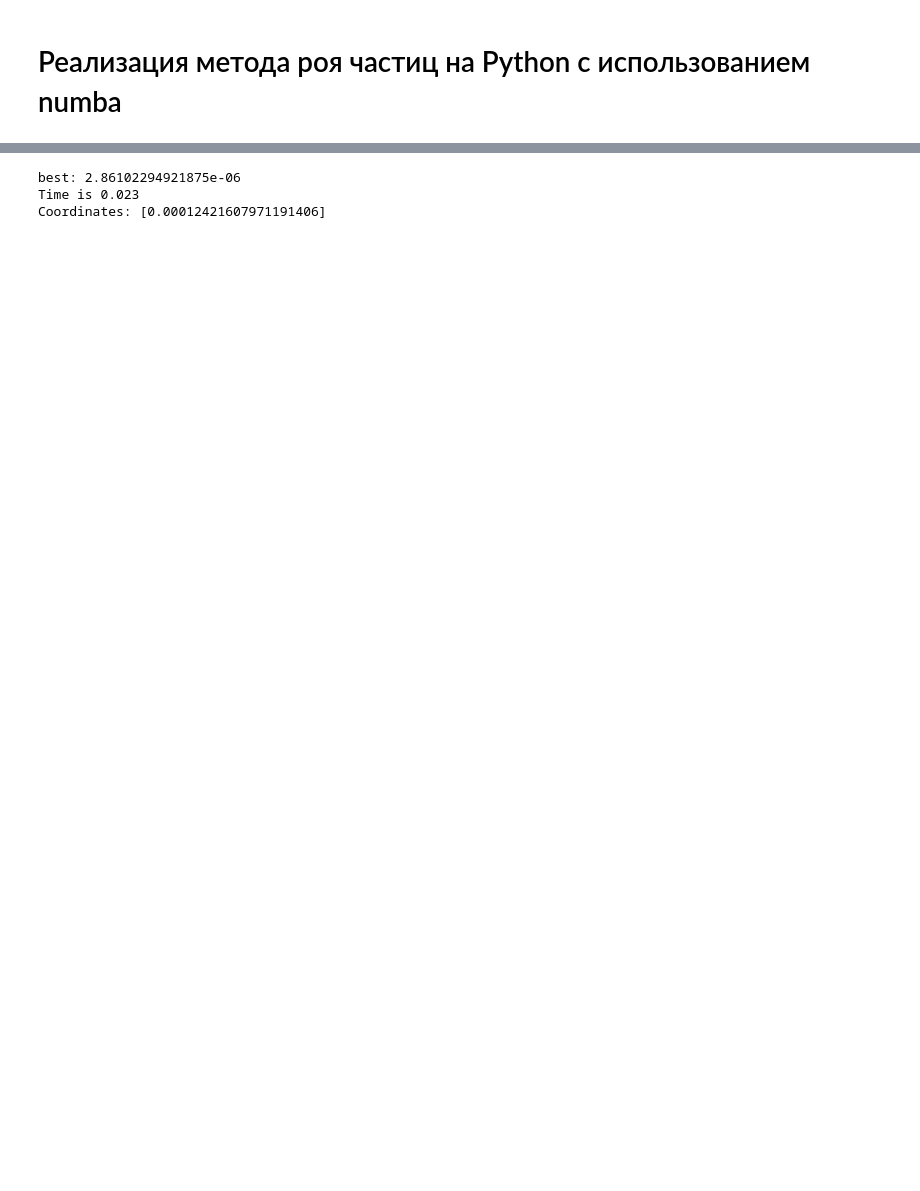
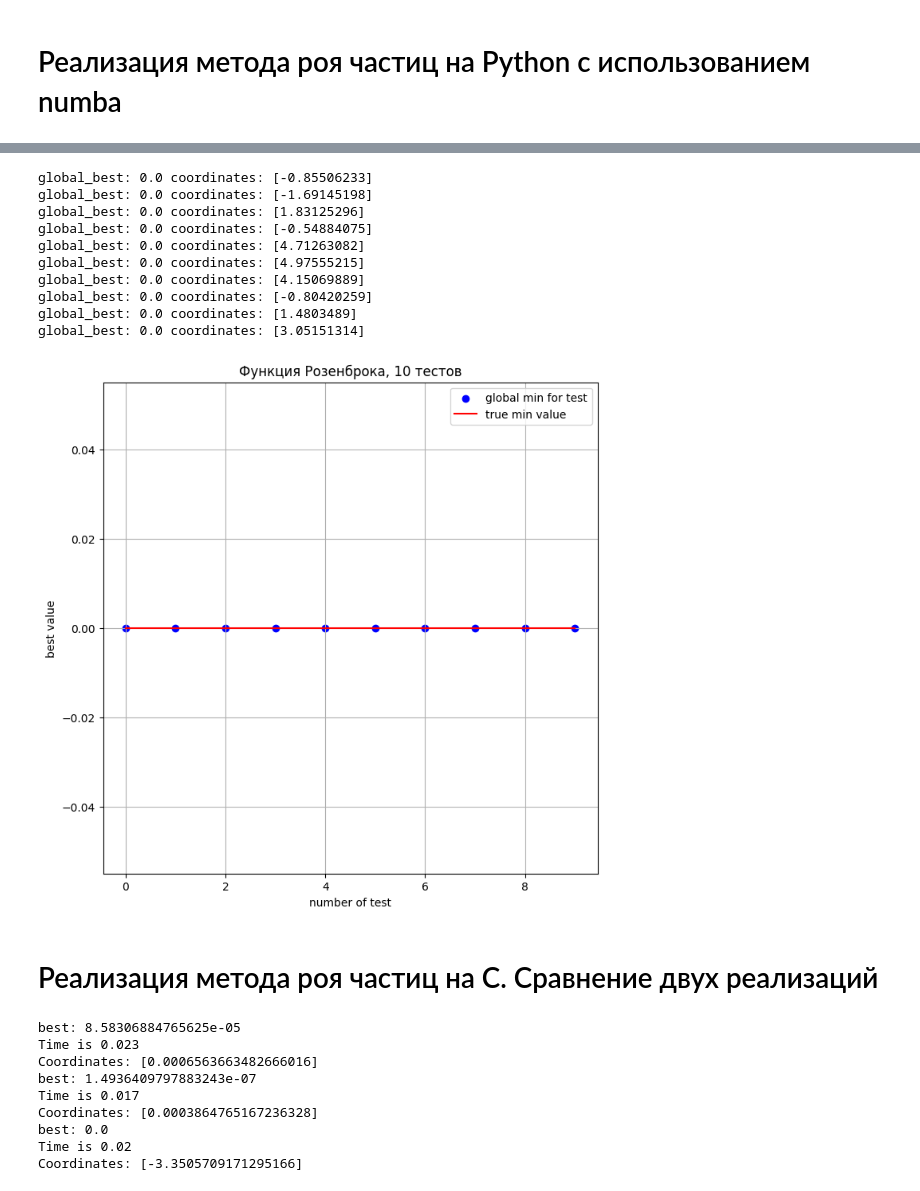
Before and after one commit to Artikezwin/Particle-Swarm-Optimization, a Jupyter notebook: Jupiter/CPSO.ipynb, the cells around one changed output, grey strips where cells are left out. Drawn from its saved outputs; the diff is of its cells as text; code cells hidden in the pictures; blank space fills up the shorter version.

```diff
--- a/Jupiter/CPSO.ipynb
+++ b/Jupiter/CPSO.ipynb
@@ -167,3 +226,19 @@ plt.show()
+# %%
+draw(rozenbroke, "Функция Розенброка, 10 тестов")
+# %% [output]
+global_best: 0.0 coordinates: [-0.85506233]
+global_best: 0.0 coordinates: [-1.69145198]
+global_best: 0.0 coordinates: [1.83125296]
+global_best: 0.0 coordinates: [-0.54884075]
+global_best: 0.0 coordinates: [4.71263082]
+global_best: 0.0 coordinates: [4.97555215]
+global_best: 0.0 coordinates: [4.15069889]
+global_best: 0.0 coordinates: [-0.80420259]
+global_best: 0.0 coordinates: [1.4803489]
+global_best: 0.0 coordinates: [3.05151314]
+[figure, added]
+# %% [markdown]
+# Реализация метода роя частиц на C. Сравнение двух реализаций
 # %%
 import ctypes
 import os
@@ -184,20 +259,44 @@ def c(file, name, types, result):
     return func
 
 
-#function_type = ctypes.CFUNCTYPE(ctypes.POINTER(ctypes.c_float), ctypes.c_float, ctypes.c_double)
-
-test_rastrigin = c("libcode.dll", "test_rastrigin", (ctypes.c_int,), Result)
+test_rastrigin = c("libcode.dll", "test_rastrigin", (ctypes.c_int, ctypes.c_float), Result)
+test_sphere = c("libcode.dll", "test_sphere", (ctypes.c_int, ctypes.c_float), Result)
+test_rozenbroke = c("libcode.dll", "test_rozenbroke", (ctypes.c_int, ctypes.c_float), Result)
 
 dimension = 2
+v_max = 1.134
 
-result = test_rastrigin(dimension)
+result = test_rastrigin(dimension, v_max)
 print("best:", result.best_y)
 print("Time is", result.time_spent)
-# print(result.best_solution[0])
+
 best_solution = [result.best_solution[i] for i in range(dimension - 1)]
+print("Coordinates:", best_solution)
 
+
+
+result = test_sphere(dimension, v_max)
+print("best:", result.best_y)
+print("Time is", result.time_spent)
+
+best_solution = [result.best_solution[i] for i in range(dimension - 1)]
 print("Coordinates:", best_solution)
+
+
+
+result = test_rozenbroke(dimension, v_max)
+print("best:", result.best_y)
+print("Time is", result.time_spent)
+
+best_solution = [result.best_solution[i] for i in range(dimension - 1)]
+print("Coordinates:", best_solution)
 # %% [output]
-best: 2.86102294921875e-06
+best: 8.58306884765625e-05
 Time is 0.023
-Coordinates: [0.00012421607971191406]
+Coordinates: [0.0006563663482666016]
+best: 1.4936409797883243e-07
+Time is 0.017
+Coordinates: [0.0003864765167236328]
+best: 0.0
+Time is 0.02
+Coordinates: [-3.3505709171295166]
```
Also changed, not shown: parts of 18 cells of this notebook, 3 other files.
